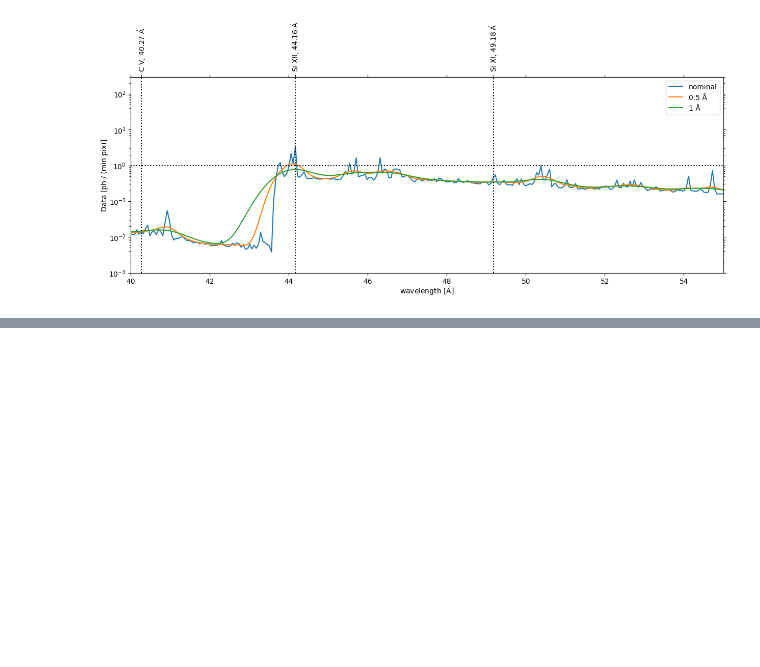
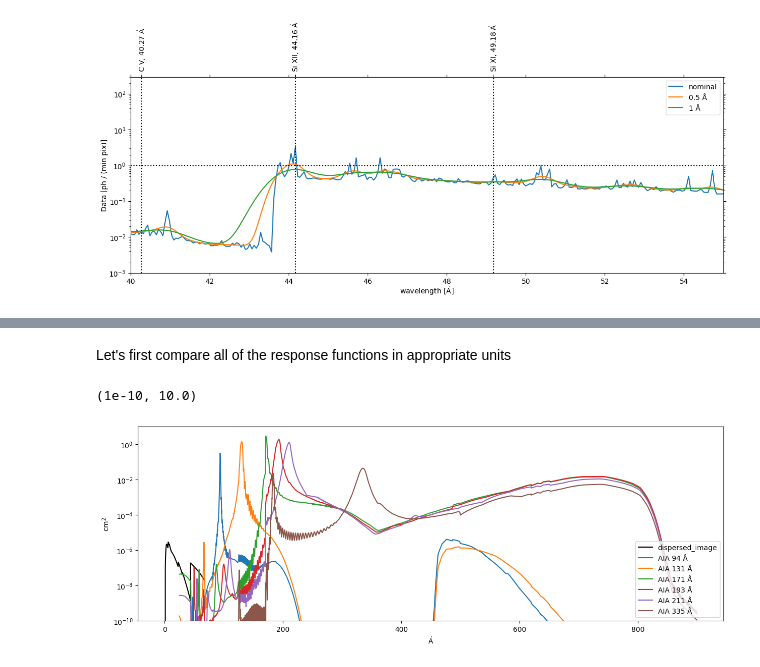
Before and after one commit to wtbarnes/moxsi-science-planning, a Jupyter notebook: reports/flare-flux-budget.ipynb, the cells around one changed output, grey strips where cells are left out. Saved outputs shown, nothing was run; the diff lists cells and outputs as text; code cells hidden in the pictures; blank space fills up the shorter version.

```diff
--- a/reports/flare-flux-budget.ipynb
+++ b/reports/flare-flux-budget.ipynb
@@ -243,0 +276,23 @@ WARNING: UnitsWarning: The unit 'Angstrom' has been deprecated in the VOUnit sta
+# %%
+class ChannelAIA(aiapy.response.Channel):
+
+    @property
+    @u.quantity_input
+    def spectral_resolution(self):
+        return np.diff(self.wavelength)[0] / u.pix
+# %% [markdown]
+Let's first compare all of the response functions in appropriate units
+# %%
+fig = plt.figure(figsize=(15,5))
+ax = fig.add_subplot()
+with quantity_support():
+    ax.plot(chan.wavelength, chan.effective_area, label=chan.name, color='k')
+    for aia_wave in [94, 131, 171, 193, 211, 335]*u.angstrom:
+        chan_aia = ChannelAIA(aia_wave)
+        ax.plot(chan_aia.wavelength, chan_aia.effective_area, label=f'AIA {chan_aia.name} Å')
+ax.set_yscale('log')
+ax.legend(loc=4)
+ax.set_ylim(1e-10, 1e1)
+# %% [output]
+(1e-10, 10.0)
+[figure, added]
```
Also changed, not shown: parts of 15 cells of this notebook, 4 other files.
